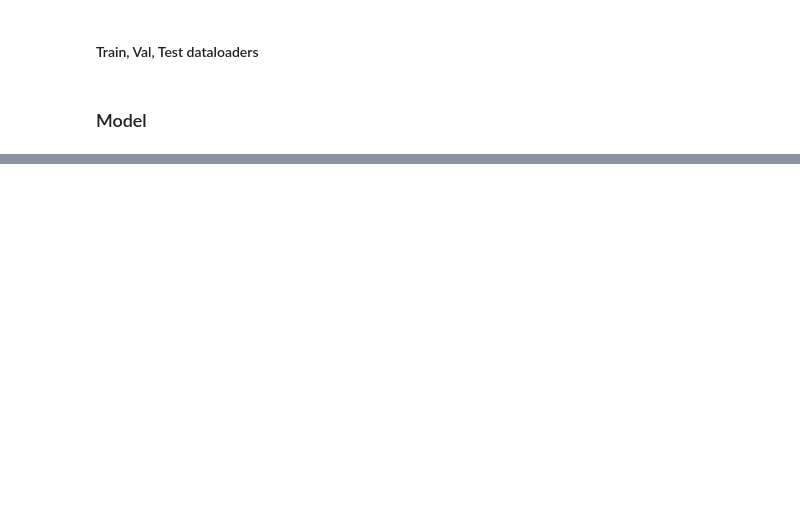
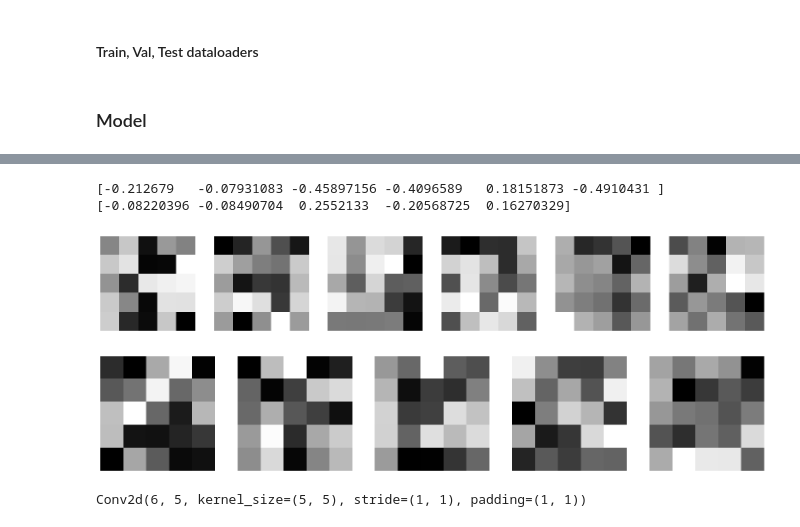
Before and after one commit to Timdnb/CNN-for-Micro-Air-Vehicles, a Jupyter notebook: MAV_conv.ipynb, the cells around one changed output, grey strips where cells are left out. Saved outputs shown, nothing was run; the diff lists cells and outputs as text; code cells hidden in the pictures; blank space fills up the shorter version.

Commit message:
Updated CNN model generation

```diff
--- a/MAV_conv.ipynb
+++ b/MAV_conv.ipynb
@@ -420,0 +473,74 @@ video.release()
+# %%
+best_model = CNN()
+best_model.load_state_dict(torch.load('models/best_model_simple_1.pth'))
+best_model.eval()
+
+# show the the weights of the first layer
+def show_weights(model):
+    """
+    Show the weights of the first layer of the model.
+
+    Args:
+        model: The model to show the weights of.
+    """
+    weights = model[0].weight.data.cpu().numpy()
+    fig, ax = plt.subplots(1, weights.shape[0], figsize=(20, 10))
+    for i in range(weights.shape[0]):
+        ax[i].imshow(weights[i, 0], cmap='gray')
+        ax[i].axis('off')
+
+show_weights(best_model)
+
+# show the biases of the first layer, no image, just the values
+def show_biases(model):
+    """
+    Show the biases of the first layer of the model.
+
+    Args:
+        model: The model to show the biases of.
+    """
+    biases = model[0].bias.data.cpu().numpy()
+    print(biases)
+
+show_biases(best_model)
+
+# show the weights of the second layer
+def show_weights(model):
+    """
+    Show the weights of the second layer of the model.
+
+    Args:
+        model: The model to show the weights of.
+    """
+    weights = model[4].weight.data.cpu().numpy()
+    fig, ax = plt.subplots(1, weights.shape[0], figsize=(20, 10))
+    for i in range(weights.shape[0]):
+        ax[i].imshow(weights[i, 0], cmap='gray')
+        ax[i].axis('off')
+
+show_weights(best_model)
+
+# show the biases of the second layer, no image, just the values
+def show_biases(model):
+    """
+    Show the biases of the second layer of the model.
+
+    Args:
+        model: The model to show the biases of.
+    """
+    biases = model[4].bias.data.cpu().numpy()
+    print(biases)
+
+show_biases(best_model)
+# %% [output]
+[-0.212679   -0.07931083 -0.45897156 -0.4096589   0.18151873 -0.4910431 ]
+[-0.08220396 -0.08490704  0.2552133  -0.20568725  0.16270329]
+[figure, added]
+[figure, added]
+# %%
+print(model[4])
+
+# save model to binary .bin file
+torch.save(best_model, 'models/best_model_simple_1.bin')
+# %% [output]
+Conv2d(6, 5, kernel_size=(5, 5), stride=(1, 1), padding=(1, 1))
```
Also changed, not shown: parts of 18 cells of this notebook, 1 other file.
